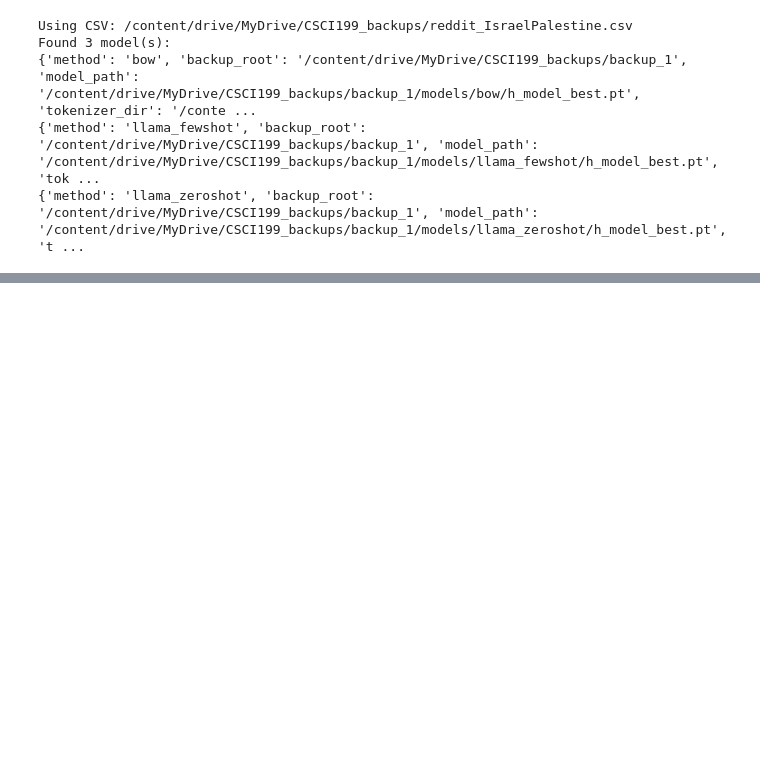
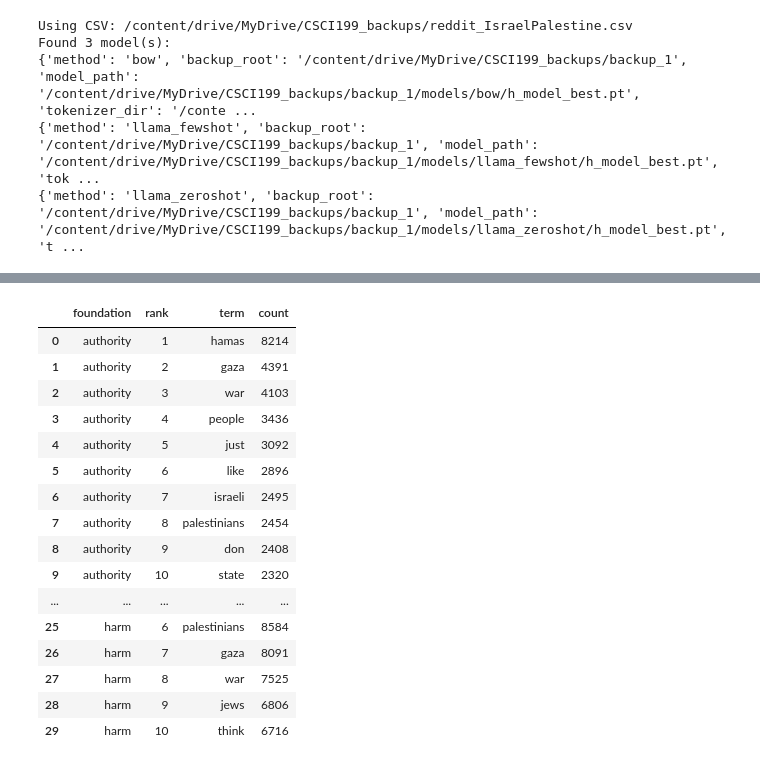
Before and after one commit to Pacozabala/CSCI199.X-workbench, a Jupyter notebook: roberta_experiment.ipynb, the cells around one changed output, grey strips where cells are left out. Saved outputs shown, nothing was run; the diff lists cells and outputs as text; code cells hidden in the pictures; blank space fills up the shorter version.

```diff
--- a/roberta_experiment.ipynb
+++ b/roberta_experiment.ipynb
@@ -817,0 +793,83 @@ Done. Combined summary: /content/drive/MyDrive/CSCI199_backups/inference_reddit_
+# %%
+PRIMARY_METHOD = "bow"   # change if another model is your best
+ALL_METHODS = ["bow", "llama_fewshot", "llama_zeroshot"]
+
+DATASET_OUTPUTS = [
+    {"dataset_name": "reddit_IsraelPalestine", "out_dir": DRIVE_BACKUPS / "inference_revised_IP"},
+    {"dataset_name": "reddit_IsraelIran", "out_dir": DRIVE_BACKUPS / "inference_revised_II"},
+]
+
+TOPIC_DIR = DRIVE_BACKUPS / "topic_modeling_outputs"
+TOPIC_DIR.mkdir(parents=True, exist_ok=True)
+
+# Primary model: richer extraction
+for d in DATASET_OUTPUTS:
+    dataset_name = d["dataset_name"]
+    out_dir = Path(d["out_dir"])
+    long_csv = out_dir / f"predictions_long_{PRIMARY_METHOD}.csv"
+    assert long_csv.exists(), f"Missing: {long_csv}"
+
+    long_df = pd.read_csv(long_csv)
+    top_words = top_words_by_foundation_from_long_df(
+        long_df=long_df,
+        top_k=10,
+        min_docs_per_foundation=100,
+        min_df=8,
+        max_df=0.8,
+        ngram_range=(1, 2),
+    )
+    out_csv = TOPIC_DIR / f"top_words_{dataset_name}_{PRIMARY_METHOD}.csv"
+    primary_df = save_top_words_dict(top_words, out_csv)
+    print(f"\n=== {dataset_name} | primary={PRIMARY_METHOD} ===")
+    display(primary_df.head(30))
+
+# Robustness: lighter extraction + overlap
+other_methods = [m for m in ALL_METHODS if m != PRIMARY_METHOD]
+
+for d in DATASET_OUTPUTS:
+    dataset_name = d["dataset_name"]
+    out_dir = Path(d["out_dir"])
+    primary_csv = TOPIC_DIR / f"top_words_{dataset_name}_{PRIMARY_METHOD}.csv"
+    if not primary_csv.exists():
+        print(f"Skip robustness for {dataset_name}: missing primary top words file")
+        continue
+
+    primary_df = pd.read_csv(primary_csv)
+
+    for m in other_methods:
+        long_csv = out_dir / f"predictions_long_{m}.csv"
+        if not long_csv.exists():
+            print(f"Skipping {m} on {dataset_name}: missing {long_csv}")
+            continue
+
+        long_df = pd.read_csv(long_csv)
+        m_top = top_words_by_foundation_from_long_df(
+            long_df=long_df,
+            top_k=15,
+            min_docs_per_foundation=100,
+            min_df=8,
+            max_df=0.8,
+            ngram_range=(1, 2),
+        )
+        m_csv = TOPIC_DIR / f"top_words_{dataset_name}_{m}.csv"
+        m_df = save_top_words_dict(m_top, m_csv)
+
+        overlap_rows = []
+        common_foundations = sorted(set(primary_df["foundation"]) & set(m_df["foundation"]))
+        for f in common_foundations:
+            p_terms = primary_df[primary_df["foundation"] == f]["term"].tolist()
+            m_terms = m_df[m_df["foundation"] == f]["term"].tolist()
+            overlap_rows.append({
+                "dataset_name": dataset_name,
+                "compare_method": m,
+                "foundation": f,
+                "jaccard_overlap_vs_primary": jaccard_overlap(p_terms, m_terms)
+            })
+
+        overlap_df = pd.DataFrame(overlap_rows).sort_values("foundation")
+        overlap_csv = TOPIC_DIR / f"overlap_{dataset_name}_{PRIMARY_METHOD}_vs_{m}.csv"
+        overlap_df.to_csv(overlap_csv, index=False)
+        print(f"\n{dataset_name}: {PRIMARY_METHOD} vs {m}")
+        display(overlap_df)
+        print("Saved overlap:", overlap_csv)
+# %% [output]
@@ -817,0 +879,17 @@ Done. Combined summary: /content/drive/MyDrive/CSCI199_backups/inference_reddit_
+|  | foundation | rank | term | count |
+| 0 | authority | 1 | hamas | 8214 |
+| 1 | authority | 2 | gaza | 4391 |
+| 2 | authority | 3 | war | 4103 |
+| 3 | authority | 4 | people | 3436 |
+| 4 | authority | 5 | just | 3092 |
+| 5 | authority | 6 | like | 2896 |
+| 6 | authority | 7 | israeli | 2495 |
+| 7 | authority | 8 | palestinians | 2454 |
+| 8 | authority | 9 | don | 2408 |
+| 9 | authority | 10 | state | 2320 |
+| ... | ... | ... | ... | ... |
+| 25 | harm | 6 | palestinians | 8584 |
+| 26 | harm | 7 | gaza | 8091 |
+| 27 | harm | 8 | war | 7525 |
+| 28 | harm | 9 | jews | 6806 |
+| 29 | harm | 10 | think | 6716 |
```
Also changed, not shown: parts of 35 cells of this notebook.
